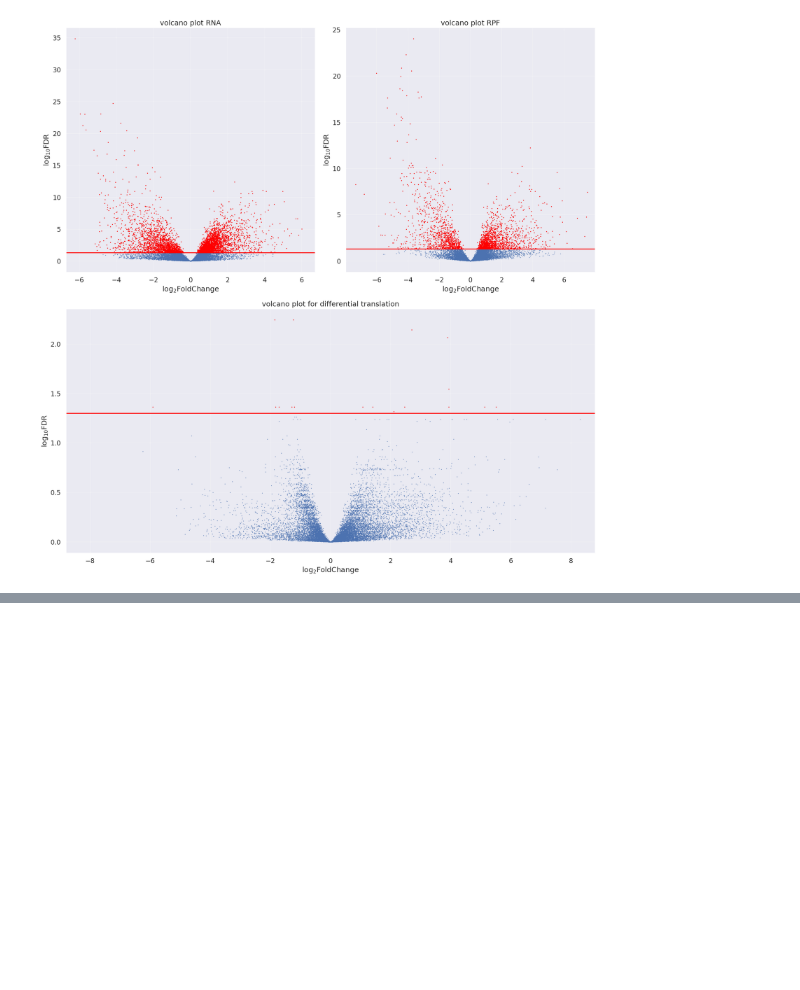
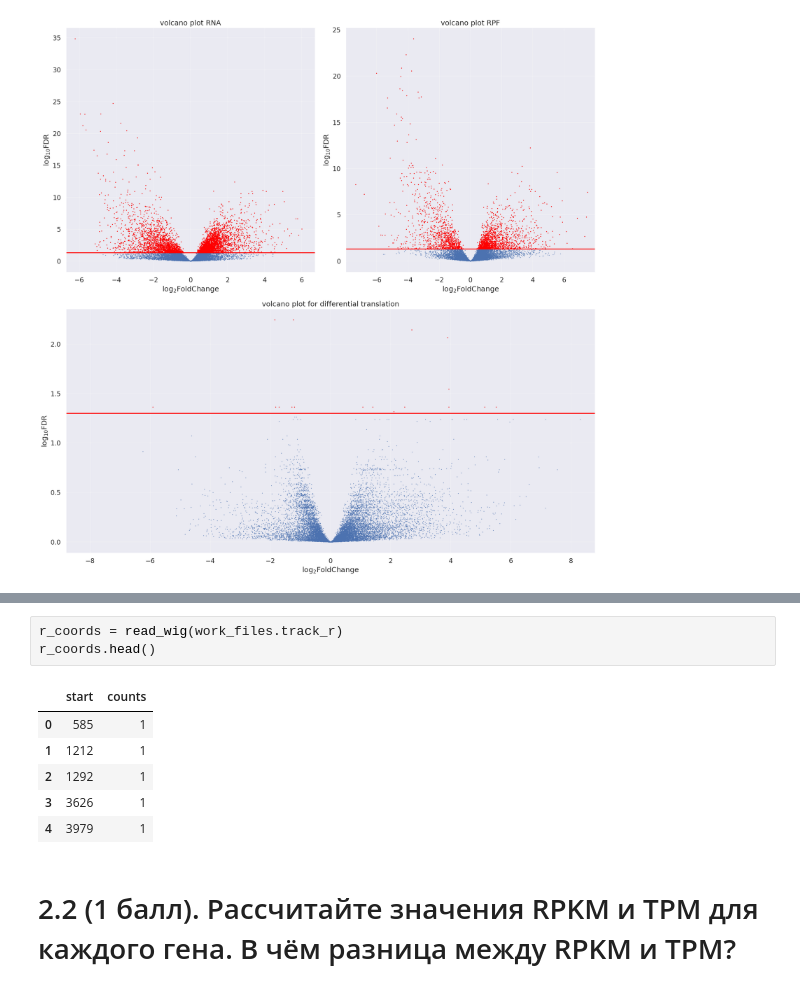
Before and after one commit to alex123012/bioinf_2022, a Jupyter notebook: RiboSeq/RiboSeq.ipynb, the cells around one changed output, grey strips where cells are left out. Drawn from its saved outputs; the diff is of its cells as text; blank space fills up the shorter version.

```diff
--- a/RiboSeq/RiboSeq.ipynb
+++ b/RiboSeq/RiboSeq.ipynb
@@ -362,0 +403,12 @@ plt.show()
+# %%
+r_coords = read_wig(work_files.track_r)
+r_coords.head()
+# %% [output]
+|  | start | counts |
+| 0 | 585 | 1 |
+| 1 | 1212 | 1 |
+| 2 | 1292 | 1 |
+| 3 | 3626 | 1 |
+| 4 | 3979 | 1 |
+# %% [markdown]
+# 2.2 (1 балл). Рассчитайте значения RPKM и TPM для каждого гена. В чём разница между RPKM и TPM?
```
Also changed, not shown: parts of 18 cells of this notebook.
